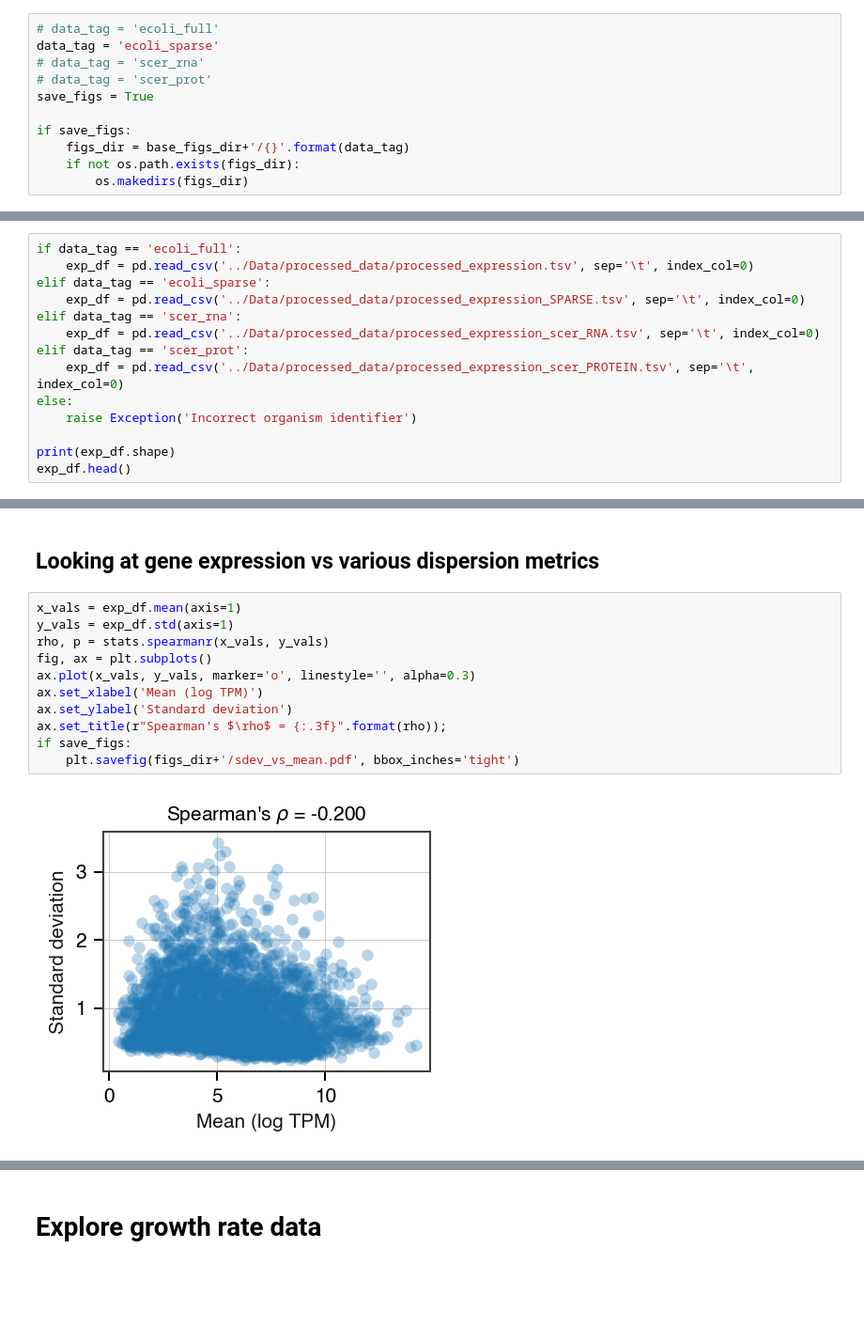
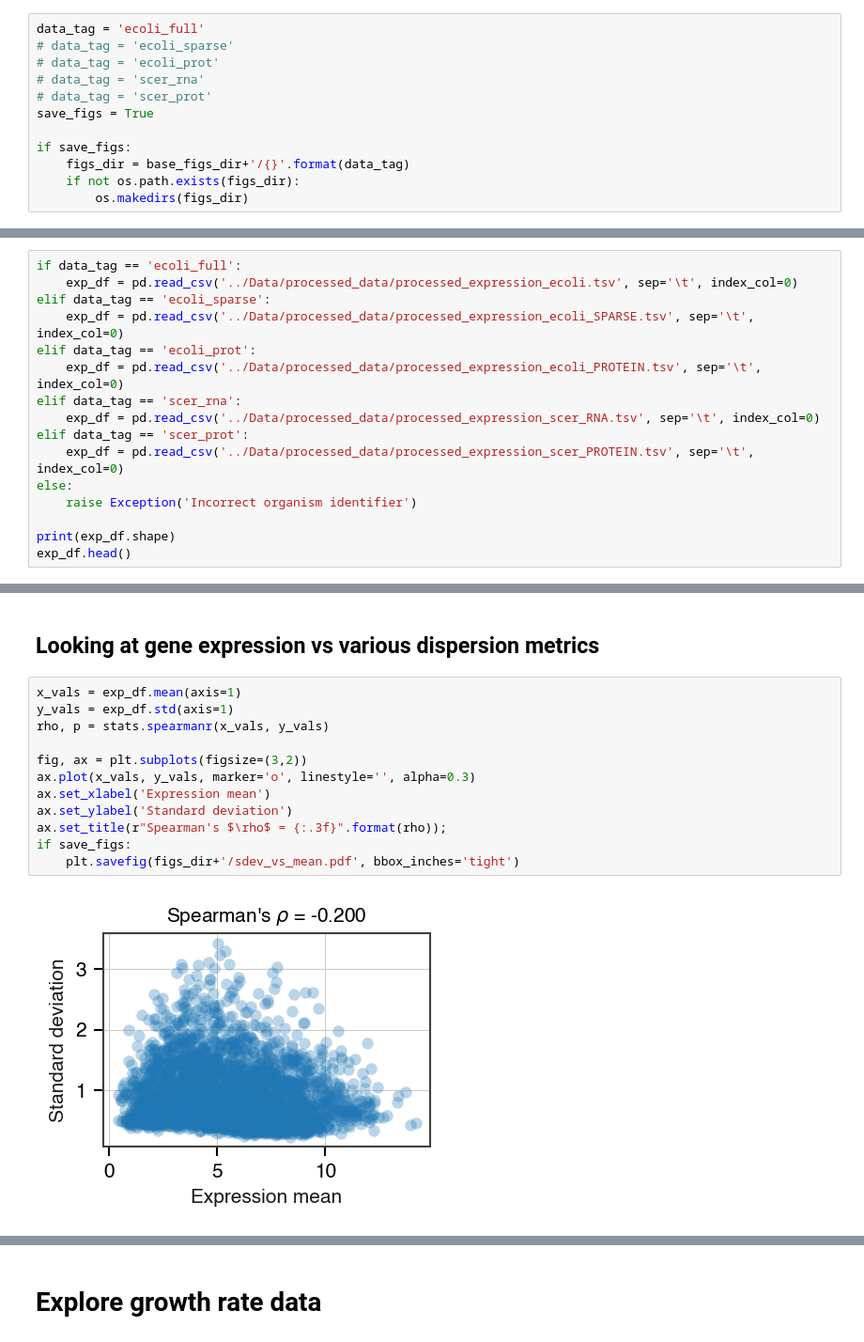
Before and after one commit to adamhockenberry/Growth-expression-translation, a Jupyter notebook: Code/4-explore_expression_and_growth.ipynb, the cells around one changed output, grey strips where cells are left out. Shown at 94% size. Drawn from its saved outputs; the diff is of its cells as text; blank space fills up the shorter version.

```diff
--- a/Code/4-explore_expression_and_growth.ipynb
+++ b/Code/4-explore_expression_and_growth.ipynb
@@ -24,8 +24,9 @@ base_figs_dir = '../Results/Figures/{}_{:02}'.format(year, month)
 if not os.path.exists(base_figs_dir):
     os.makedirs(base_figs_dir)
 # %%
-# data_tag = 'ecoli_full'
-data_tag = 'ecoli_sparse'
+data_tag = 'ecoli_full'
+# data_tag = 'ecoli_sparse'
+# data_tag = 'ecoli_prot'
 # data_tag = 'scer_rna'
 # data_tag = 'scer_prot'
 save_figs = True
@@ -61,9 +64,11 @@ meta_df.head()
 5 rows × 27 columns
 # %%
 if data_tag == 'ecoli_full':
-    exp_df = pd.read_csv('../Data/processed_data/processed_expression.tsv', sep='\t', index_col=0)
+    exp_df = pd.read_csv('../Data/processed_data/processed_expression_ecoli.tsv', sep='\t', index_col=0)
 elif data_tag == 'ecoli_sparse':
-    exp_df = pd.read_csv('../Data/processed_data/processed_expression_SPARSE.tsv', sep='\t', index_col=0)
+    exp_df = pd.read_csv('../Data/processed_data/processed_expression_ecoli_SPARSE.tsv', sep='\t', index_col=0)
+elif data_tag == 'ecoli_prot':
+    exp_df = pd.read_csv('../Data/processed_data/processed_expression_ecoli_PROTEIN.tsv', sep='\t', index_col=0)
 elif data_tag == 'scer_rna':
     exp_df = pd.read_csv('../Data/processed_data/processed_expression_scer_RNA.tsv', sep='\t', index_col=0)
 elif data_tag == 'scer_prot':
@@ -214,16 +222,17 @@ if save_figs:
 # %%
 x_vals = exp_df.mean(axis=1)
 y_vals = exp_df.std(axis=1)
 rho, p = stats.spearmanr(x_vals, y_vals)
-fig, ax = plt.subplots()
+
+fig, ax = plt.subplots(figsize=(3,2))
 ax.plot(x_vals, y_vals, marker='o', linestyle='', alpha=0.3)
-ax.set_xlabel('Mean (log TPM)')
+ax.set_xlabel('Expression mean')
 ax.set_ylabel('Standard deviation')
 ax.set_title(r"Spearman's $\rho$ = {:.3f}".format(rho));
 if save_figs:
     plt.savefig(figs_dir+'/sdev_vs_mean.pdf', bbox_inches='tight')
 # %% [output]
-[figure, old version]
+[figure, new version]
 # %%
 x_vals = exp_df.mean(axis=1)
 y_vals = np.power(exp_df.std(axis=1), 1)/np.power(exp_df.mean(axis=1), 1)
```
Also changed, not shown: parts of 24 cells of this notebook, 49 other files.
